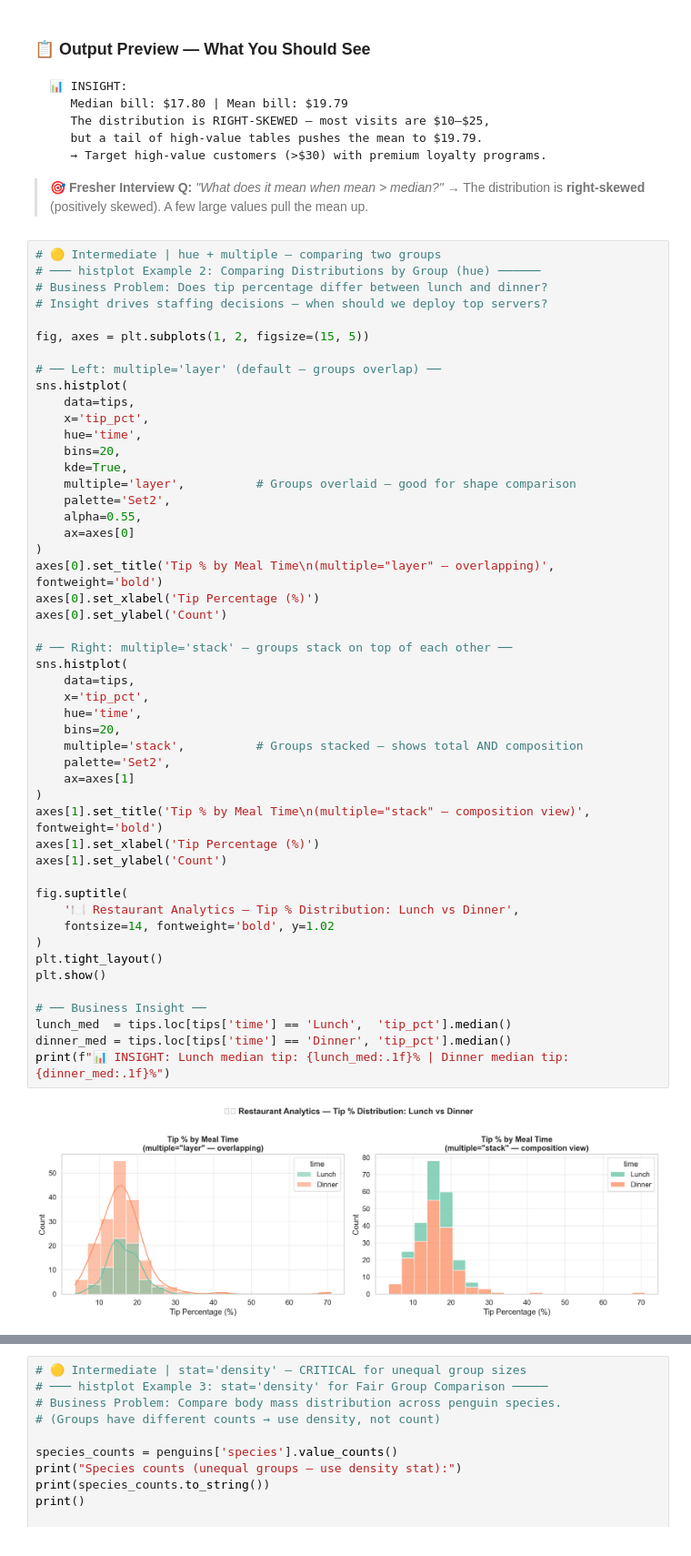
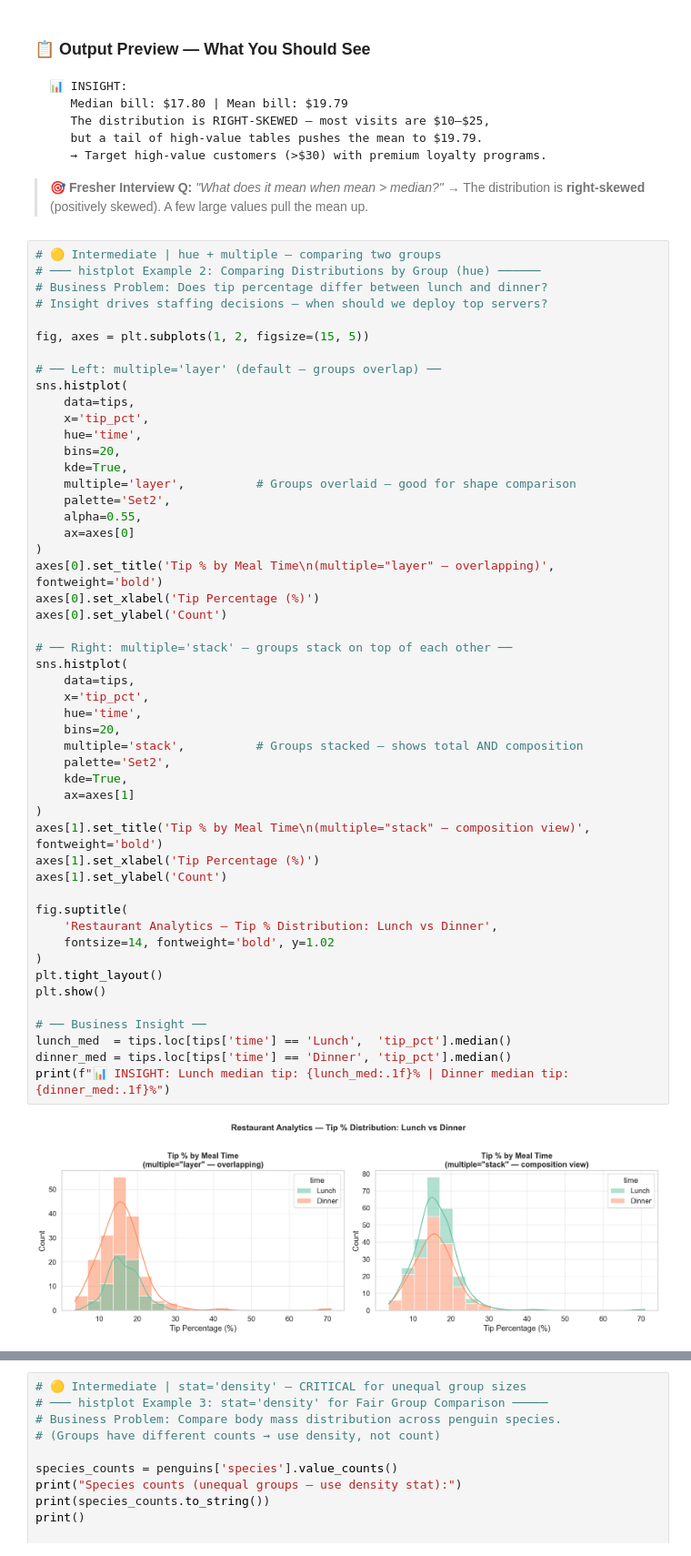
Before and after one commit to abhishekkatewaofficial-lab/Machine-Learning, a Jupyter notebook: Notes/Visualisation/Seaborn/02_Distribution_and_Categorical_Plots.ipynb, the cells around one changed output, grey strips where cells are left out. Shown at 91% size. Saved outputs shown, nothing was run; the diff lists cells and outputs as text.

```diff
--- a/Notes/Visualisation/Seaborn/02_Distribution_and_Categorical_Plots.ipynb
+++ b/Notes/Visualisation/Seaborn/02_Distribution_and_Categorical_Plots.ipynb
@@ -288,35 +304,36 @@ sns.histplot(
 )
 axes[0].set_title('Tip % by Meal Time\n(multiple="layer" — overlapping)', fontweight='bold')
 axes[0].set_xlabel('Tip Percentage (%)')
 axes[0].set_ylabel('Count')
 
 # ── Right: multiple='stack' — groups stack on top of each other ──
 sns.histplot(
     data=tips,
     x='tip_pct',
     hue='time',
     bins=20,
     multiple='stack',          # Groups stacked — shows total AND composition
     palette='Set2',
+    kde=True,
     ax=axes[1]
 )
 axes[1].set_title('Tip % by Meal Time\n(multiple="stack" — composition view)', fontweight='bold')
 axes[1].set_xlabel('Tip Percentage (%)')
 axes[1].set_ylabel('Count')
 
 fig.suptitle(
-    '🍽️ Restaurant Analytics — Tip % Distribution: Lunch vs Dinner',
+    'Restaurant Analytics — Tip % Distribution: Lunch vs Dinner',
     fontsize=14, fontweight='bold', y=1.02
 )
 plt.tight_layout()
 plt.show()
 
 # ── Business Insight ──
 lunch_med  = tips.loc[tips['time'] == 'Lunch',  'tip_pct'].median()
 dinner_med = tips.loc[tips['time'] == 'Dinner', 'tip_pct'].median()
 print(f"📊 INSIGHT: Lunch median tip: {lunch_med:.1f}% | Dinner median tip: {dinner_med:.1f}%")
 # %% [output]
-[figure, old version]
+[figure, new version]
 📊 INSIGHT: Lunch median tip: 15.4% | Dinner median tip: 15.5%
 # %%
 # 🟡 Intermediate | stat='density' — CRITICAL for unequal group sizes
```
Also changed, not shown: parts of 1 cell of this notebook, 3 other files.
